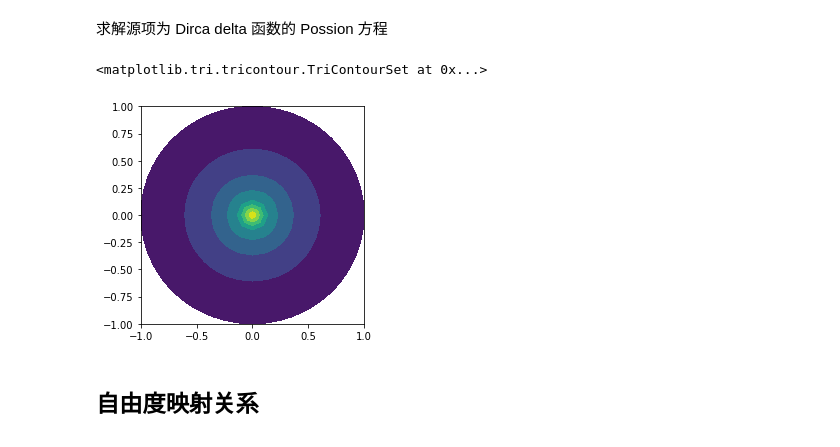
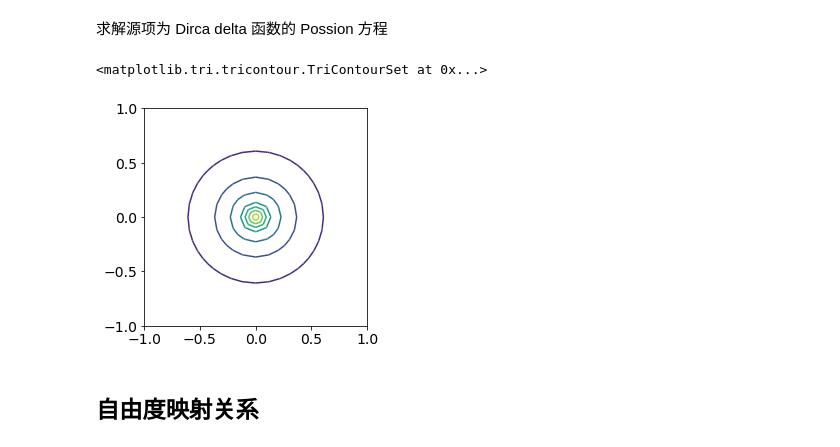
Before and after one commit to lrtfm/notes-for-firedrake, a Jupyter notebook: 02_firedrake_intro.ipynb, the cells around one changed output. Cells and saved outputs as stored; diff of their text form; code cells hidden in the pictures.

```diff
--- a/02_firedrake_intro.ipynb
+++ b/02_firedrake_intro.ipynb
@@ -1179,29 +1202,29 @@ sol.dat.data.max(), sol.dat.data.min()
 # %%
 x0 = [0, 0]
 # N = 500
 # m = SquareMesh(N, N, 1)
 
 m = UnitDiskMesh(refinement_level=3)
 
 V = FunctionSpace(m, 'CG', 1)
 
 v = TestFunction(V)
 u = TrialFunction(V)
 
 a = inner(grad(u), grad(v))*dx
 L = delta_expr(m, x0)(v)
 u = Function(V, name='u')
 
 bc = DirichletBC(V, 0, 'on_boundary')
 
 solve(a == L, u, bcs=bc)
 
 # solve(a == L, u)
 fig, ax = plt.subplots(figsize=[4, 4])
-tricontourf(u, axes=ax)
+tricontour(u, axes=ax)
 # %% [output]
 <matplotlib.tri.tricontour.TriContourSet at 0x...>
-[figure, old version]
+[figure, new version]
 # %% [markdown]
 ## 自由度映射关系
 # %% [markdown]
```
Also changed, not shown: parts of 8 cells of this notebook, 3 other files.
